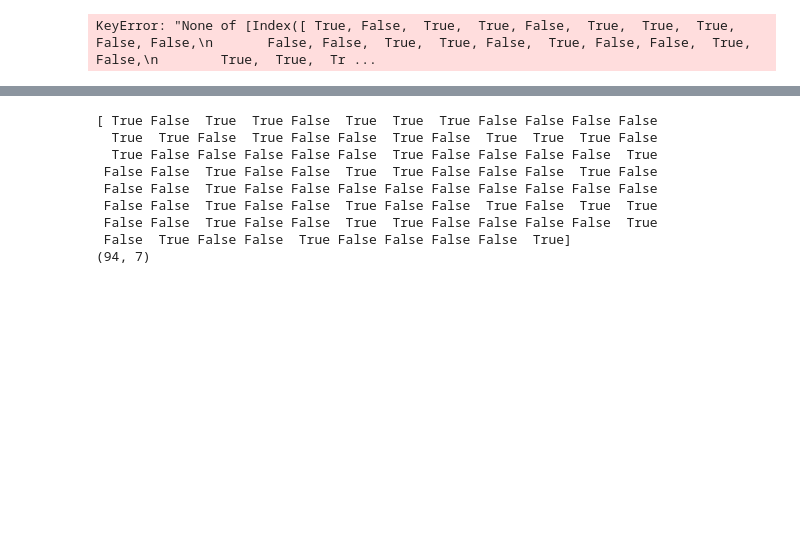
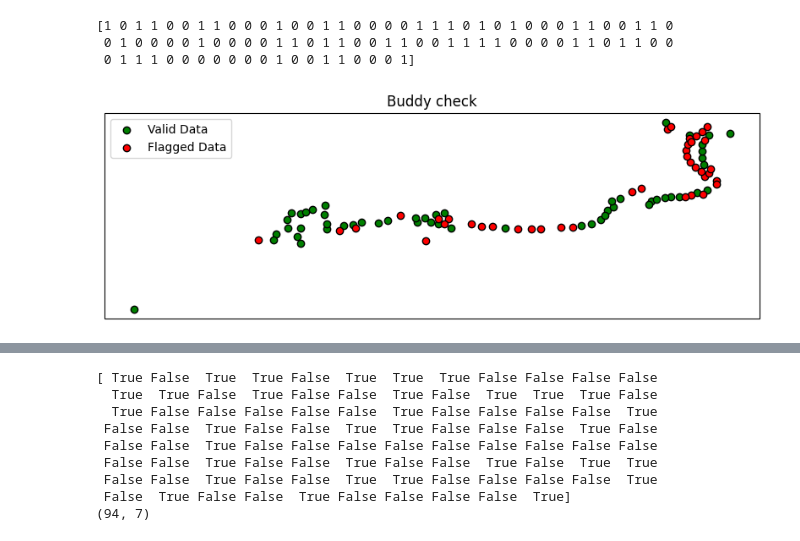
Before and after one commit to tarenmcleod/sp, a Jupyter notebook: testing_11032025.ipynb, the cells around one changed output, grey strips where cells are left out. Drawn from its saved outputs; the diff is of its cells as text; code cells hidden in the pictures; blank space fills up the shorter version.

```diff
--- a/testing_11032025.ipynb
+++ b/testing_11032025.ipynb
@@ -195,11 +158,77 @@ plt.show()
 # %%
-import matplotlib.pyplot as plt
-plt.figure()
-plt.show()
+##Buddy check:
+
+
+radius = np.full(points.size(), 5000)
+num_min = np.full(points.size(), 5)
+threshold = 2
+max_elev_diff = 200
+elev_gradient = -0.0065
+min_std = 1
+num_iterations = 5
+
+# Extract the relevant columns
+latitude = df['Latitude'].values
+longitude = df['Longitude'].values
+altitude = df['Altitude'].values
+temperature = df['Temperature'].values  # Observations (e.g., temperature)
+
+# Create TitanLib Points object
+points = titanlib.Points(latitude, longitude, altitude, temperature)
+
+
+flags_buddy_check = titanlib.buddy_check(
+    points,
+    temperature,
+    radius,
+    num_min,
+    threshold,
+    max_elev_diff,
+    elev_gradient,
+    min_std,
+    num_iterations,
+)
+
+print(flags_buddy_check)
+# %% [output]
+[1 0 1 1 0 0 1 1 0 0 0 1 0 0 1 1 0 0 0 0 1 1 1 0 1 0 1 0 0 0 1 1 0 0 1 1 0
+ 0 1 0 0 0 0 1 0 0 0 0 1 1 0 1 1 0 0 1 1 0 0 1 1 1 1 0 0 0 0 1 1 0 1 1 0 0
+ 0 1 1 1 0 0 0 0 0 0 0 1 0 0 1 1 0 0 0 1]
 # %%
-filtered_df = df[flags == 1]
+import matplotlib.pyplot as plt
+import cartopy.crs as ccrs
+import cartopy.feature as cfeature
+import numpy as np
 
-print(filtered_df)
+# Extract flagged and unflagged indices
+flagged_indices = np.where(flags_buddy_check != 0)[0]  # Flags that are not 0 (invalid)
+unflagged_indices = np.where(flags_buddy_check == 0)[0]  # Valid data points
+
+# Create a map
+fig, ax = plt.subplots(figsize=(10, 6), subplot_kw={"projection": ccrs.PlateCarree()})
+
+# Add map features
+ax.add_feature(cfeature.BORDERS, linestyle=":")
+ax.add_feature(cfeature.COASTLINE)
+
+# Plot valid observations (green)
+ax.scatter(
+    longitude[unflagged_indices], latitude[unflagged_indices],
+    c="green", label="Valid Data", edgecolors="black", transform=ccrs.PlateCarree()
+)
+
+# Plot flagged observations (red)
+ax.scatter(
+    longitude[flagged_indices], latitude[flagged_indices],
+    c="red", label="Flagged Data", edgecolors="black", transform=ccrs.PlateCarree()
+)
+
+# Add title & legend
+ax.set_title("Buddy check")
+ax.legend()
+
+# Show the map
+plt.show()
 # %% [output]
-KeyError: "None of [Index([ True, False,  True,  True, False,  True,  True,  True, False, False,\n       False, False,  True,  True, False,  True, False, False,  True, False,\n        True,  True,  Tr ...
+[figure, added]
 # %%
```
Also changed, not shown: parts of 8 cells of this notebook.
